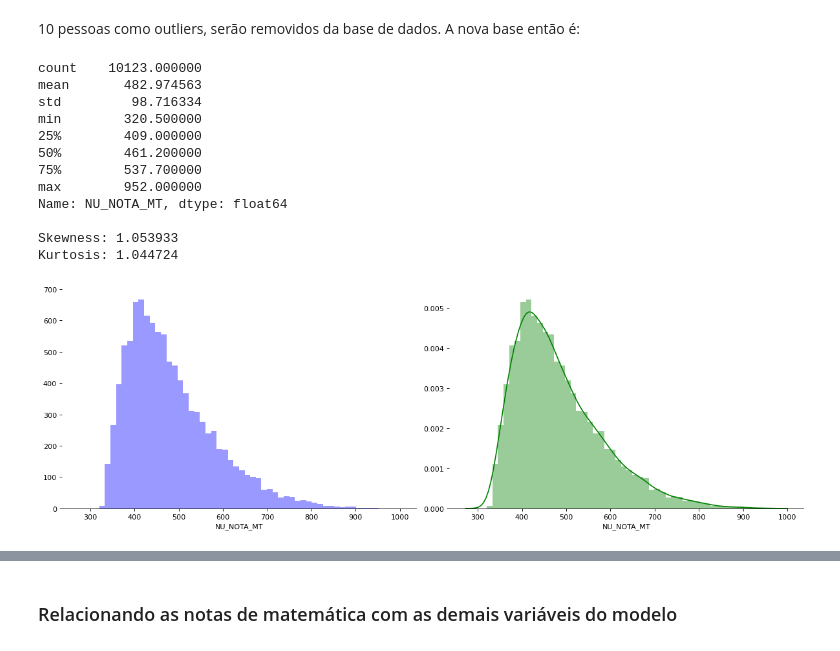
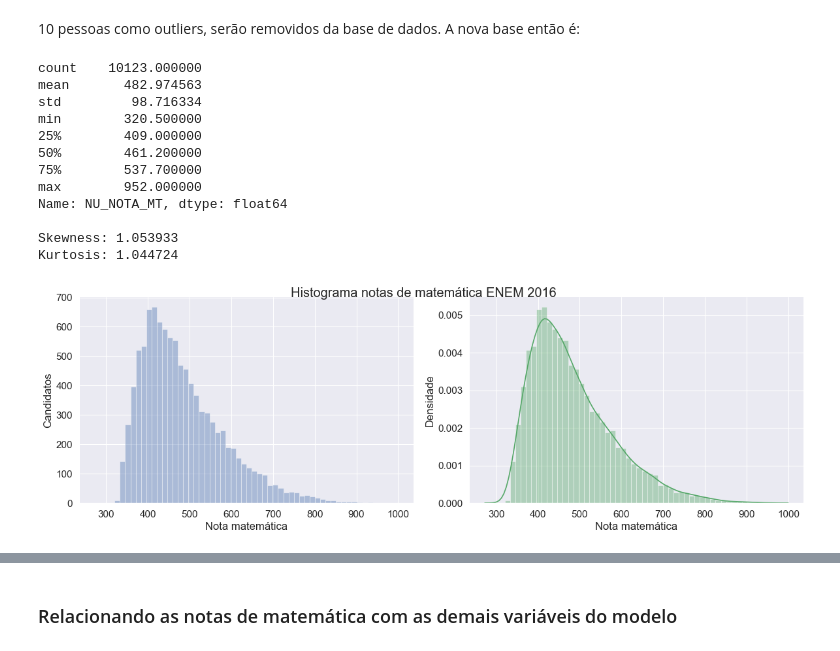
Before and after one commit to hernaneBraga/AceleraDev-Data_Science, a Jupyter notebook: analise_dados_enem2016.ipynb, the cells around one changed output, grey strips where cells are left out. Saved outputs shown, nothing was run; the diff lists cells and outputs as text; code cells hidden in the pictures.

```diff
--- a/analise_dados_enem2016.ipynb
+++ b/analise_dados_enem2016.ipynb
@@ -10,14 +10,10 @@ from matplotlib import pyplot as plt
 
 # Retorna 2 dataframes (candidatos ausentes e presente) com variaveis desejadas
 def load_data(nome_arquivo):
-    variaveis_usadas = ["NU_INSCRICAO", "CO_UF_RESIDENCIA", "SG_UF_RESIDENCIA",
-    "NU_IDADE", "TP_SEXO", "TP_COR_RACA", "TP_NACIONALIDADE", "TP_ST_CONCLUSAO",
+    variaveis_usadas = ["NU_INSCRICAO", "CO_UF_RESIDENCIA", "NU_IDADE", "TP_COR_RACA", "TP_NACIONALIDADE", "TP_ST_CONCLUSAO",
     "TP_ANO_CONCLUIU", "TP_ESCOLA", "TP_ENSINO", "IN_TREINEIRO",
-    "TP_DEPENDENCIA_ADM_ESC","IN_BAIXA_VISAO", "IN_CEGUEIRA", "IN_SURDEZ",
-    "IN_DISLEXIA", "IN_DISCALCULIA", "IN_SABATISTA", "IN_GESTANTE", "IN_IDOSO",
-    "TP_PRESENCA_CN", "TP_PRESENCA_CH", "TP_PRESENCA_LC", "CO_PROVA_CN",
-    "CO_PROVA_CH", "CO_PROVA_LC", "CO_PROVA_MT", "NU_NOTA_CN", "NU_NOTA_CH",
-    "NU_NOTA_LC", "TP_LINGUA", "TP_STATUS_REDACAO", "NU_NOTA_COMP1",
+    "TP_DEPENDENCIA_ADM_ESC", "TP_PRESENCA_LC", "CO_PROVA_MT", "NU_NOTA_CN", "NU_NOTA_CH",
+    "NU_NOTA_LC", "TP_LINGUA", "NU_NOTA_COMP1",
     "NU_NOTA_COMP2", "NU_NOTA_COMP3", "NU_NOTA_COMP4", "NU_NOTA_COMP5",
     "NU_NOTA_REDACAO", "Q001", "Q002", "Q006", "Q024", "Q025", "Q026", "Q027", "Q047", "NU_NOTA_MT"]
 
@@ -28,13 +24,26 @@ def load_data(nome_arquivo):
 
     # Candidatos ausentes/desclassificados
     df_ausente = df[ (df["TP_PRESENCA_LC"] != 1) ]
+    df_ausente = df_ausente.drop(columns=['TP_PRESENCA_LC']) #coluna desnecessaria
 
     # Candidatos presentes
     df = df[ (df["TP_PRESENCA_LC"] == 1) ]
+    df = df.drop(columns=['TP_PRESENCA_LC']) #coluna desnecessaria
+
 
     print("\nTamanho final dataframe de candidatos presentes: {}".format(df.shape))
     print("\nTamanho final dataframe de candidatos ausentes: {}".format(df_ausente.shape))
     return df, df_ausente
+
+def autolabel(rects):
+    """Attach a text label above each bar in *rects*, displaying its height."""
+    for rect in rects:
+        height = rect.get_height()
+        ax.annotate('{}'.format(height),
+                    xy=(rect.get_x() + rect.get_width() / 2, height),
+                    xytext=(0, 3),  # 3 points vertical offset
+                    textcoords="offset points",
+                    ha='center', va='bottom')
 # %% [markdown]
 ### Descrevendo os dados e sua distribuição
 # %%
@@ -77,30 +86,37 @@ Name: NU_NOTA_MT, dtype: float64
 # %%
 df = df[df["NU_NOTA_MT"] != 0]
 print(df['NU_NOTA_MT'].describe())
 
 # Set up the matplotlib figure
-f, axes = plt.subplots(1, 2, figsize=(15, 5), sharex=True, dpi= 80, facecolor='w', edgecolor='k')
+fig, axes = plt.subplots(1, 2, figsize=(15, 5), sharex=True, dpi= 80, facecolor='w', edgecolor='k')
 sns.despine(left=True)
 
 sns.distplot(df['NU_NOTA_MT'], kde=False, color="b", ax=axes[0])
 sns.distplot(df['NU_NOTA_MT'], kde=True, color="g", ax=axes[1])
+
+fig.suptitle("Histograma notas de matemática ENEM 2016")
+axes[0].set_ylabel("Candidatos")
+axes[0].set_xlabel("Nota matemática")
+
+axes[1].set_xlabel("Nota matemática")
+axes[1].set_ylabel("Densidade")
 
 plt.tight_layout()
 
 #skewness and kurtosis
 print("\nSkewness: %f" % df['NU_NOTA_MT'].skew())
 print("Kurtosis: %f" % df['NU_NOTA_MT'].kurt())
 # %% [output]
 count    10123.000000
 mean       482.974563
 std         98.716334
 min        320.500000
 25%        409.000000
 50%        461.200000
 75%        537.700000
 max        952.000000
 Name: NU_NOTA_MT, dtype: float64
 
 Skewness: 1.053933
 Kurtosis: 1.044724
-[figure, old version]
+[figure, new version]
```
Also changed, not shown: parts of 25 cells of this notebook.
